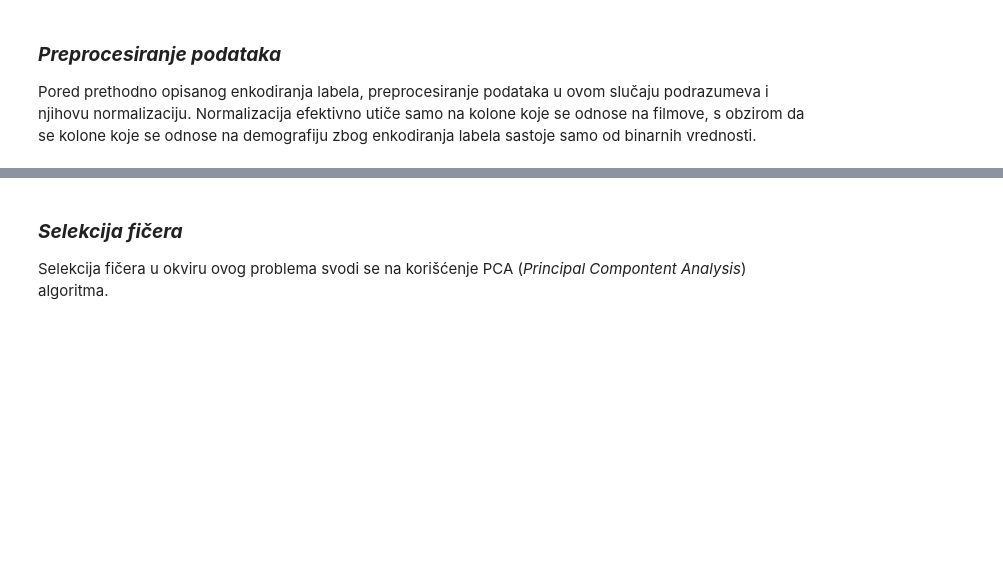
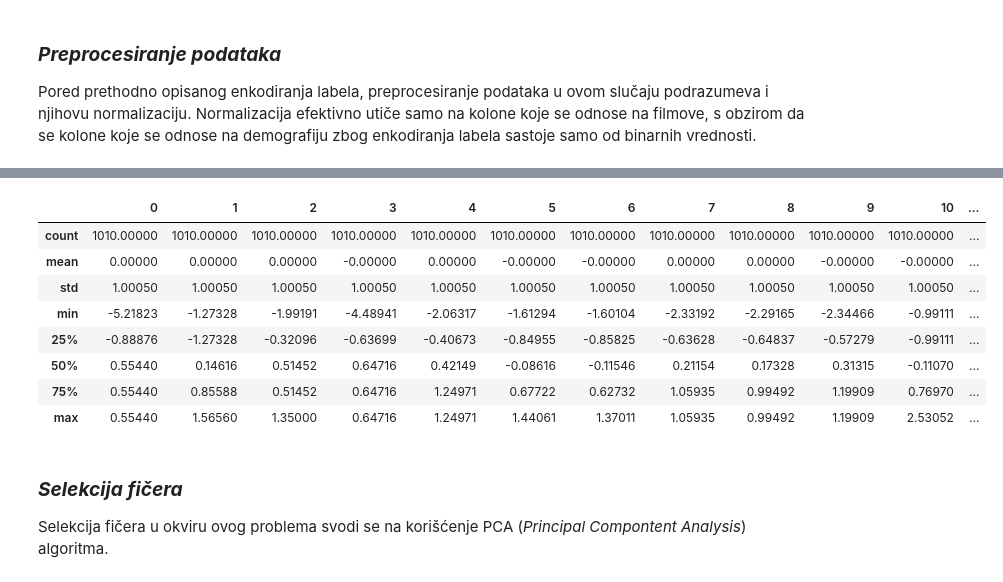
Before and after one commit to LastChanceKatze/ml_young_people_survey, a Jupyter notebook: movie_preferences_clustering.ipynb, the cells around one changed output, grey strips where cells are left out. Cells and saved outputs as stored; diff of their text form; code cells hidden in the pictures; blank space fills up the shorter version.

```diff
--- a/movie_preferences_clustering.ipynb
+++ b/movie_preferences_clustering.ipynb
@@ -17,10 +17,12 @@ from sklearn.preprocessing import StandardScaler, LabelEncoder, Normalizer
 from sklearn.impute import SimpleImputer
 from sklearn.decomposition import PCA
 from sklearn.metrics import silhouette_score, calinski_harabasz_score
-from sklearn.cluster import KMeans
+from sklearn.cluster import KMeans, DBSCAN
+from sklearn.neighbors import NearestNeighbors
 %matplotlib inline
 
 pd.set_option('display.max_columns', False)
+pd.set_option('display.float_format', lambda x: '%.5f' % x)
 # %% [markdown]
 #### *Učitavanje skupa podataka*
 U tabeli se mogu videti vrednosti atributa datog skupa podataka. Može se uočiti da ceo skup podataka ima 150 kolona, koje predstavljaju kombinaciju celobrojnih ocena iz intervala [1, 5] i kategoričkih vrednosti.
@@ -247,6 +249,25 @@ pd.DataFrame(data_movie_n).describe(include="all")
 | 50% | 0.200805 | 0.119005 | 0.140797 | 0.195143 | 0.143679 | 0.130189 | 0.130435 | 0.163504 | 0.167542 | 0.156801 | 0.082903 | ... |
 | 75% | 0.215365 | 0.163436 | 0.173056 | 0.212829 | 0.186276 | 0.171775 | 0.173955 | 0.198068 | 0.201456 | 0.185896 | 0.120483 | ... |
 | max | 0.265747 | 0.255822 | 0.255822 | 0.263158 | 0.263158 | 0.253837 | 0.257172 | 0.262794 | 0.258890 | 0.256833 | 0.251259 | ... |
+# %%
+# feature scaling
+def scale_features(data):
+    scaler = StandardScaler()
+    return scaler.fit_transform(data)
+
+data_movie_s = scale_features(data_movie_e)
+# describe the scaled data
+pd.DataFrame(data_movie_s).describe(include="all")
+# %% [output]
+|  | 0 | 1 | 2 | 3 | 4 | 5 | 6 | 7 | 8 | 9 | 10 | ... |
+| count | 1010.00000 | 1010.00000 | 1010.00000 | 1010.00000 | 1010.00000 | 1010.00000 | 1010.00000 | 1010.00000 | 1010.00000 | 1010.00000 | 1010.00000 | ... |
+| mean | 0.00000 | 0.00000 | 0.00000 | -0.00000 | 0.00000 | -0.00000 | -0.00000 | 0.00000 | 0.00000 | -0.00000 | -0.00000 | ... |
+| std | 1.00050 | 1.00050 | 1.00050 | 1.00050 | 1.00050 | 1.00050 | 1.00050 | 1.00050 | 1.00050 | 1.00050 | 1.00050 | ... |
+| min | -5.21823 | -1.27328 | -1.99191 | -4.48941 | -2.06317 | -1.61294 | -1.60104 | -2.33192 | -2.29165 | -2.34466 | -0.99111 | ... |
+| 25% | -0.88876 | -1.27328 | -0.32096 | -0.63699 | -0.40673 | -0.84955 | -0.85825 | -0.63628 | -0.64837 | -0.57279 | -0.99111 | ... |
+| 50% | 0.55440 | 0.14616 | 0.51452 | 0.64716 | 0.42149 | -0.08616 | -0.11546 | 0.21154 | 0.17328 | 0.31315 | -0.11070 | ... |
+| 75% | 0.55440 | 0.85588 | 0.51452 | 0.64716 | 1.24971 | 0.67722 | 0.62732 | 1.05935 | 0.99492 | 1.19909 | 0.76970 | ... |
+| max | 0.55440 | 1.56560 | 1.35000 | 0.64716 | 1.24971 | 1.44061 | 1.37011 | 1.05935 | 0.99492 | 1.19909 | 2.53052 | ... |
 # %% [markdown]
 ### ***Selekcija fičera***
 Selekcija fičera u okviru ovog problema svodi se na korišćenje PCA (*Principal Compontent Analysis*) algoritma.
```
Also changed, not shown: parts of 11 cells of this notebook.
